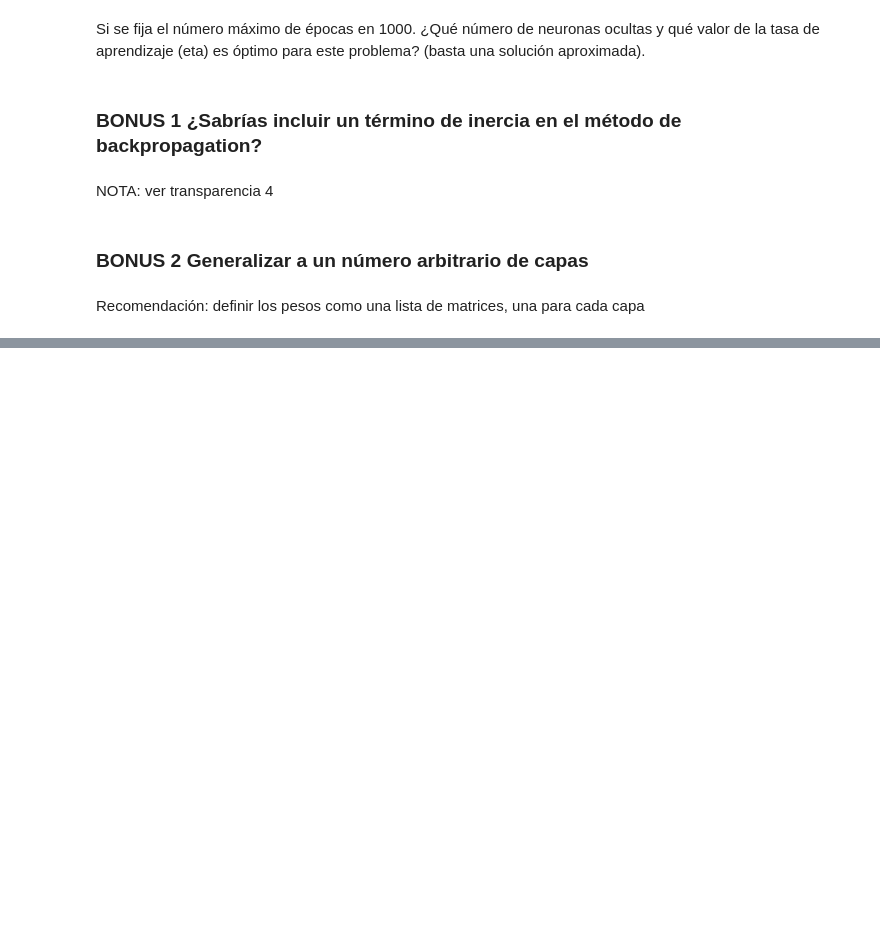
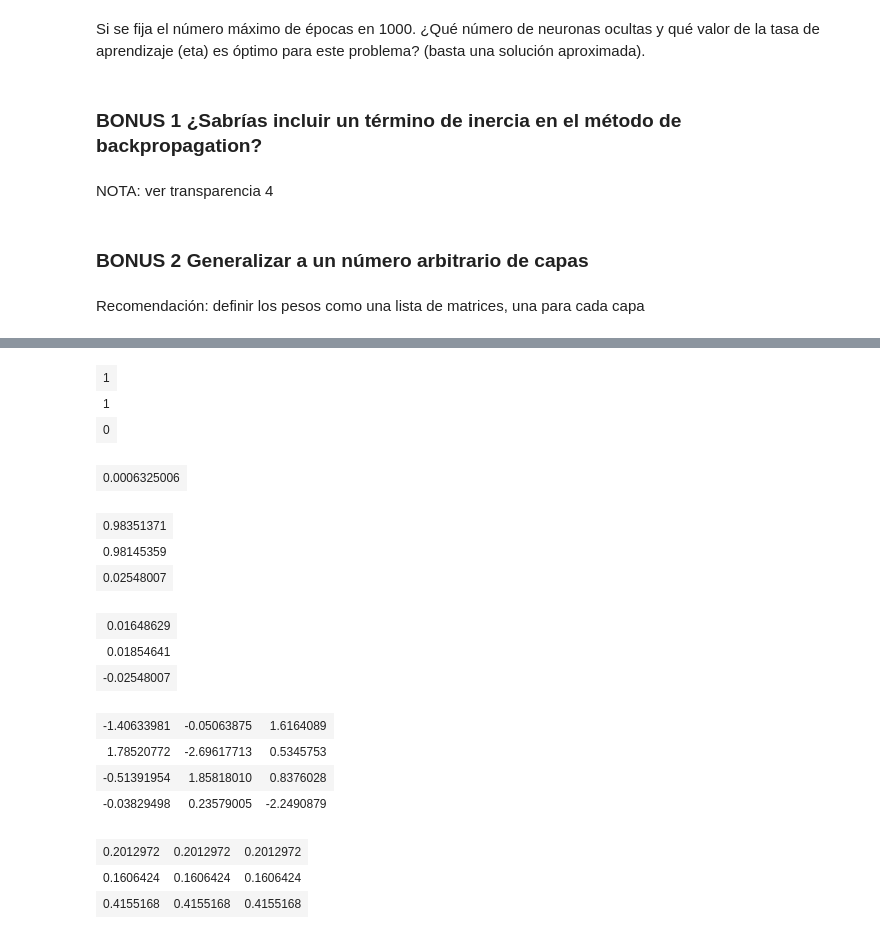
Before and after one commit to yerartdev/m1969-machine-learning-i, a Jupyter notebook: deliverable/tarea-01/m1969-tarea-01.ipynb, the cells around one changed output, grey strips where cells are left out. Saved outputs shown, nothing was run; the diff lists cells and outputs as text; code cells hidden in the pictures; blank space fills up the shorter version.

```diff
--- a/deliverable/tarea-01/m1969-tarea-01.ipynb
+++ b/deliverable/tarea-01/m1969-tarea-01.ipynb
@@ -75,0 +166,9 @@ Recomendación: definir los pesos como una lista de matrices, una para cada capa
+# %%
+# output matrix
+Y <- matrix(c(1,1,0),
+            byrow=FALSE)
+Y
+# %% [output]
+| 1 |
+| 1 |
+| 0 |
@@ -75,0 +210,69 @@ Recomendación: definir los pesos como una lista de matrices, una para cada capa
+# %%
+wout <- matrix(rnorm(hiddenlayer_neurons*output_neurons,
+                   mean = 0,
+                   sd = 1),
+            hiddenlayer_neurons,
+            output_neurons
+           )
+
+bias_out <- runif(output_neurons)
+bias_out_temp <- rep(bias_out,nrow(X))
+
+bout <- matrix(bias_out_temp,
+               nrow = nrow(X),
+               byrow = FALSE)
+# %%
+for(i in 1:epoch){
+    # forward propagation
+    hidden_layer_input1 <- X%*%wh
+    hidden_layer_input <- hidden_layer_input1 + bh
+    hidden_layer_activations <- sigmoid(hidden_layer_input)
+
+    output_layer_input1 <- hidden_layer_activations%*%wout
+    output_layer_input <- output_layer_input1 + bout
+    output <- sigmoid(output_layer_input)
+
+    # Back Propagation
+    E <- Y - output
+    slope_output_layer <- derivatives_sigmoid(output)
+    d_output <- E*slope_output_layer
+
+    Error_at_hidden_layer <- d_output%*%t(wout)
+    slope_hidden_layer <- derivatives_sigmoid(hidden_layer_activations)
+    d_hiddenlayer <- Error_at_hidden_layer*slope_hidden_layer
+
+    wout <- wout + (t(hidden_layer_activations)%*%d_output)*lr
+    bout <- bout + rowSums(d_output)*lr
+
+    wh <- wh + (t(X)%*%d_hiddenlayer)*lr
+    bh <- bh + rowSums(d_hiddenlayer)*lr
+}
+# %%
+t(E)%*%E/2
+# %% [output]
+| 0.0006325006 |
+# %%
+output
+# %% [output]
+| 0.98351371 |
+| 0.98145359 |
+| 0.02548007 |
+# %%
+E
+# %% [output]
+| 0.01648629 |
+| 0.01854641 |
+| -0.02548007 |
+# %%
+wh
+# %% [output]
+| -1.40633981 | -0.05063875 | 1.6164089 |
+| 1.78520772 | -2.69617713 | 0.5345753 |
+| -0.51391954 | 1.85818010 | 0.8376028 |
+| -0.03829498 | 0.23579005 | -2.2490879 |
+# %%
+bh
+# %% [output]
+| 0.2012972 | 0.2012972 | 0.2012972 |
+| 0.1606424 | 0.1606424 | 0.1606424 |
+| 0.4155168 | 0.4155168 | 0.4155168 |
```
Also changed, not shown: parts of 19 cells of this notebook.
